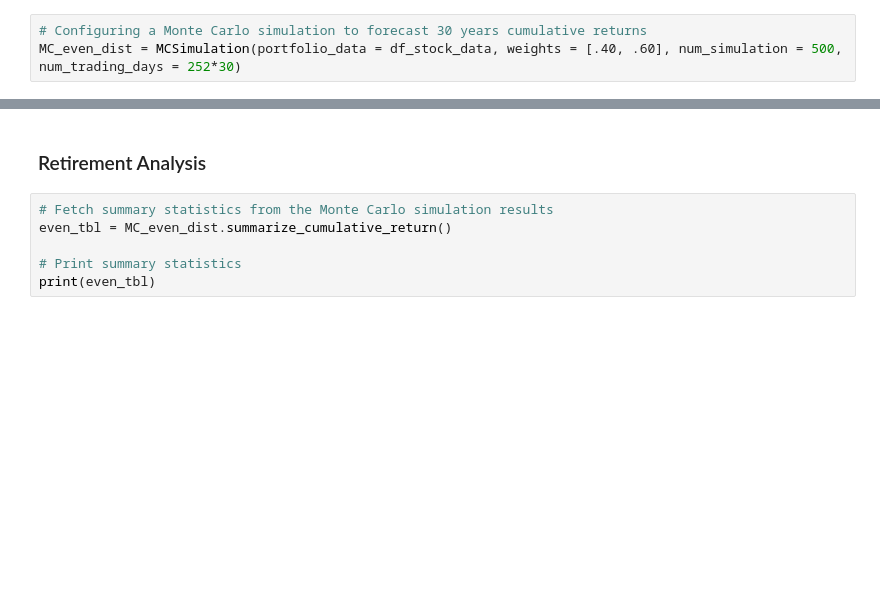
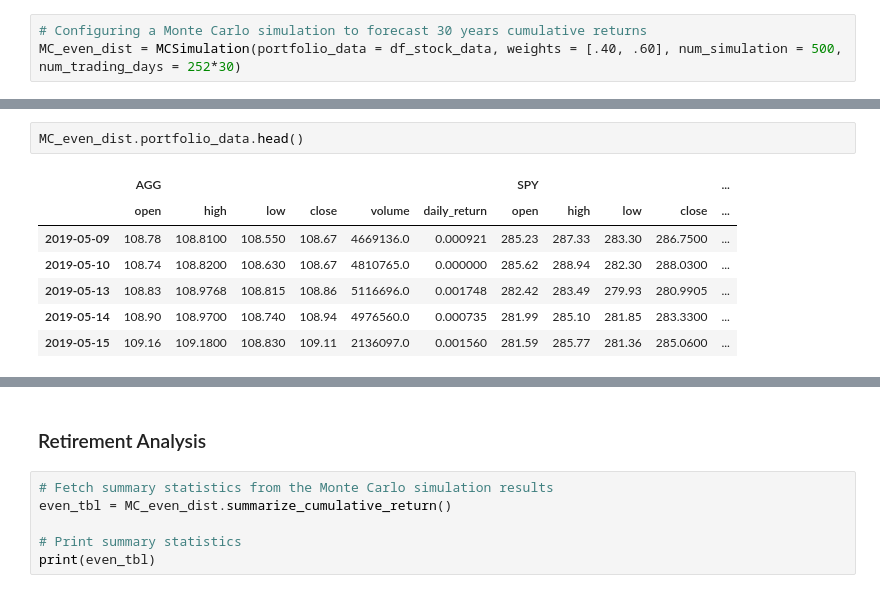
Before and after one commit to ch-a11y/APIs_homework, a Jupyter notebook: financial-planner.ipynb, the cells around one changed output, grey strips where cells are left out. Cells and saved outputs as stored; diff of their text form; blank space fills up the shorter version.

```diff
--- a/financial-planner.ipynb
+++ b/financial-planner.ipynb
@@ -191,3 +244,13 @@ MC_even_dist.portfolio_data.head()
+# %%
+MC_even_dist.portfolio_data.head()
+# %% [output]
+|  | AGG |  |  |  |  |  | SPY |  |  |  | ... |
+|  | open | high | low | close | volume | daily_return | open | high | low | close | ... |
+| 2019-05-09 | 108.78 | 108.8100 | 108.550 | 108.67 | 4669136.0 | 0.000921 | 285.23 | 287.33 | 283.30 | 286.7500 | ... |
+| 2019-05-10 | 108.74 | 108.8200 | 108.630 | 108.67 | 4810765.0 | 0.000000 | 285.62 | 288.94 | 282.30 | 288.0300 | ... |
+| 2019-05-13 | 108.83 | 108.9768 | 108.815 | 108.86 | 5116696.0 | 0.001748 | 282.42 | 283.49 | 279.93 | 280.9905 | ... |
+| 2019-05-14 | 108.90 | 108.9700 | 108.740 | 108.94 | 4976560.0 | 0.000735 | 281.99 | 285.10 | 281.85 | 283.3300 | ... |
+| 2019-05-15 | 109.16 | 109.1800 | 108.830 | 109.11 | 2136097.0 | 0.001560 | 281.59 | 285.77 | 281.36 | 285.0600 | ... |
 # %%
 # Running a Monte Carlo simulation to forecast 30 years cumulative returns
 MC_even_dist.calc_cumulative_return()
```
Also changed, not shown: parts of 20 cells of this notebook.
